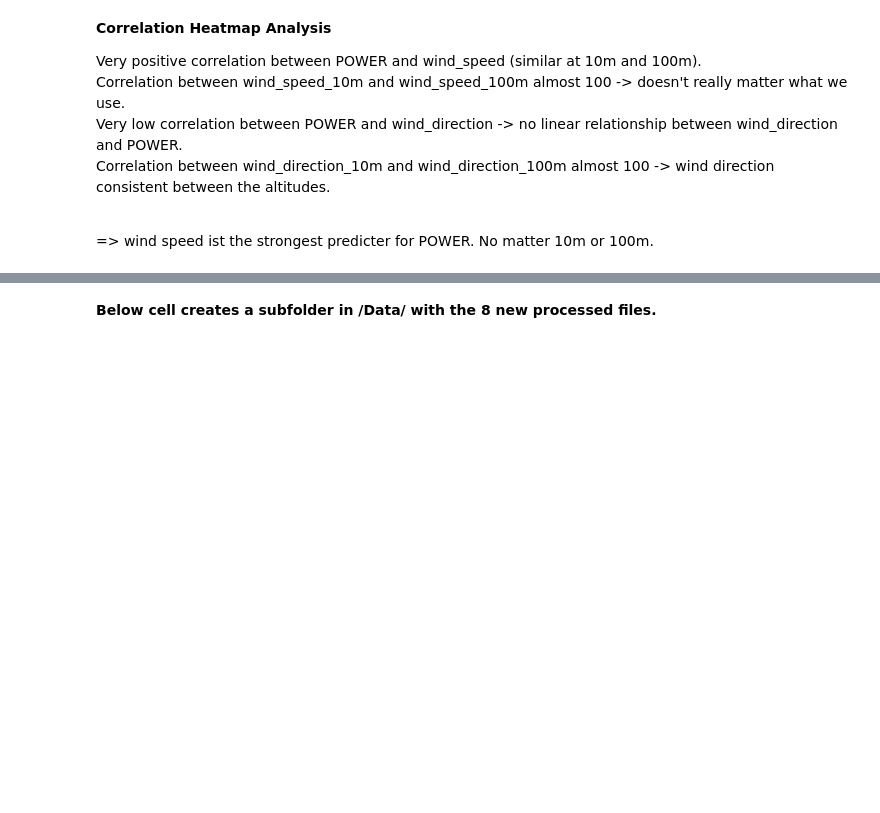
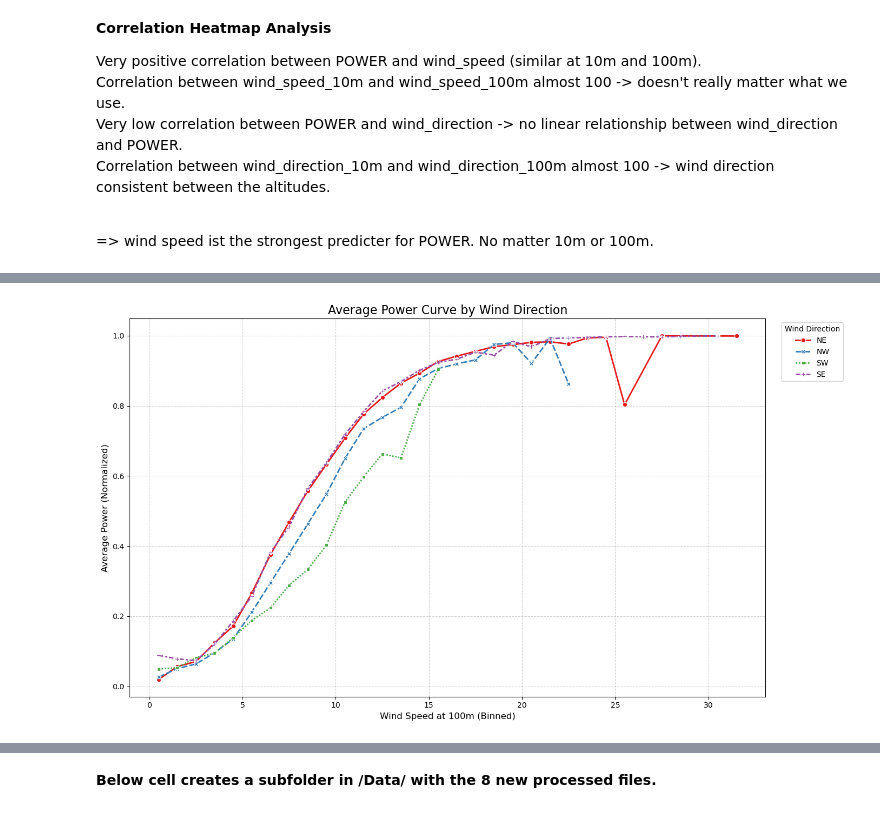
Before and after one commit to JontheFL/Wind-Power-Forecasting, a Jupyter notebook: Notebooks/1_data_exploration_cleaning.ipynb, the cells around one changed output, grey strips where cells are left out. Cells and saved outputs as stored; diff of their text form; code cells hidden in the pictures; blank space fills up the shorter version.

Commit message:
Adding power curves for different wind directions, intra-day and seasonal patterns

```diff
--- a/Notebooks/1_data_exploration_cleaning.ipynb
+++ b/Notebooks/1_data_exploration_cleaning.ipynb
@@ -671,0 +685,67 @@ plt.show()
+# %%
+wind_persistance_polar_test = wind_persistance_polar.copy()
+
+# 1. Define the bins for the 4 cardinal directions
+# Bins are 90-degrees wide, centered on 0, 90, 180, 270
+# Your convention: 0=E, 90=N, 180=W, 270=S
+bins = [0, 90, 180, 270, 360]
+labels = ['NE', 'NW', 'SW', 'SE']
+
+# 2. Use pd.cut to create the new categorical column
+# We have to handle the 0/360 wrap-around for 'East'
+wind_persistance_polar_test['wind_direction_bin'] = pd.cut(
+    wind_persistance_polar_test['wind_direction_100m'],
+    bins=bins,
+    labels=labels,
+    right=False,
+    include_lowest=True
+)
+# Re-order the categories logically
+wind_persistance_polar_test['wind_direction_bin'] = pd.Categorical(wind_persistance_polar_test['wind_direction_bin'], categories=labels, ordered=True)
+
+# 3. NEW: Create wind speed bins and calculate average power
+# Create 1 m/s wide bins for wind speed
+max_speed = wind_persistance_polar_test['wind_speed_100m'].max()
+speed_bins = np.arange(0, max_speed + 1, 1) # e.g., [0, 1, 2, ..., 25]
+wind_persistance_polar_test['wind_speed_bin'] = pd.cut(
+    wind_persistance_polar_test['wind_speed_100m'],
+    bins=speed_bins,
+    right=False,
+    include_lowest=True
+)
+
+# Group by direction and speed bins, then calculate mean power
+avg_power_curves = wind_persistance_polar_test.groupby(
+    ['wind_direction_bin', 'wind_speed_bin']
+)['POWER'].mean().reset_index()
+
+# Get the center of each wind speed bin for plotting
+avg_power_curves['wind_speed_center'] = avg_power_curves['wind_speed_bin'].apply(lambda b: b.mid)
+
+# 4. Create the line plot
+plt.figure(figsize=(14, 8))
+sns.lineplot(
+    data=avg_power_curves,
+    x='wind_speed_center',
+    y='POWER',
+    hue='wind_direction_bin',   # Color by direction
+    style='wind_direction_bin', # Use different line styles
+    hue_order=labels,
+    palette='Set1',
+    markers=True,         # Add markers at each data point
+    dashes=True,
+    lw=2                  # Line width
+)
+
+# 5. Clean up the plot
+plt.title('Average Power Curve by Wind Direction', fontsize=16)
+plt.xlabel('Wind Speed at 100m (Binned)', fontsize=12)
+plt.ylabel('Average Power (Normalized)', fontsize=12)
+plt.legend(title='Wind Direction', bbox_to_anchor=(1.02, 1), loc='upper left')
+plt.grid(True, linestyle='--', alpha=0.6)
+plt.tight_layout()
+
+# Display the plot
+plt.show()
+# %% [output]
+[figure, added]
```
Also changed, not shown: parts of 14 cells of this notebook, 1 other file.
